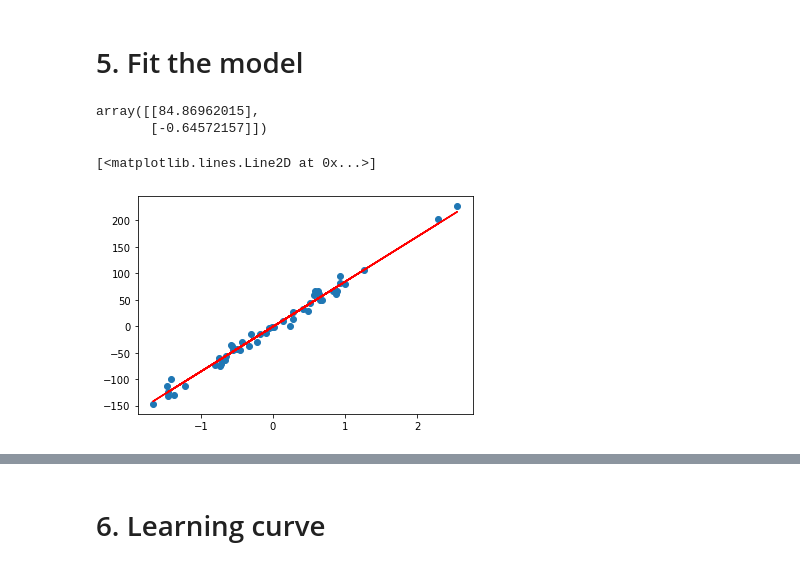
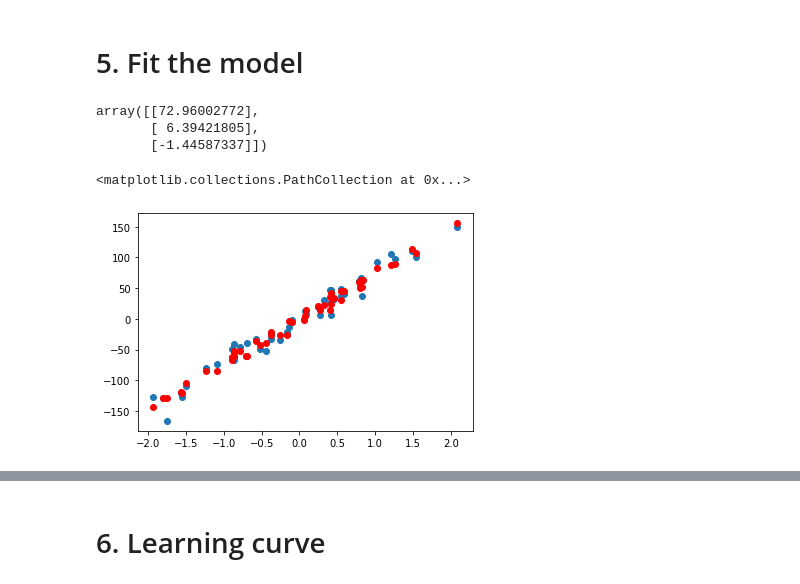
Before and after one commit to Benjamin-Ousmane/Data_Science, a Jupyter notebook: machineLearnia/linearRegression.ipynb, the cells around one changed output, grey strips where cells are left out. Drawn from its saved outputs; the diff is of its cells as text; code cells hidden in the pictures.

```diff
--- a/machineLearnia/linearRegression.ipynb
+++ b/machineLearnia/linearRegression.ipynb
@@ -5,7 +8,7 @@ import matplotlib.pyplot as plt
 # %% [markdown]
  # 1. Dataset
 # %%
-x, y = make_regression(n_samples= 50, n_features=1, noise=10)
-plt.scatter(x,y)
+x, y = make_regression(n_samples= 50, n_features=2, noise=10)
+plt.scatter(x[:,0], y) # first feature
 # %% [output]
 <matplotlib.collections.PathCollection at 0x...>
@@ -20,5 +24,5 @@ print(y.shape)
 # %%
 # matrix x
-X = np.hstack((x,np.ones(x.shape)))
+X = np.hstack((x, np.ones((x.shape[0], 1))))
 X
 # %% [output]
@@ -42,6 +46,6 @@ array([[-0.55070292,  1.        ],
 # %%
 # random initialization of vector theta
-theta = np.random.randn(2,1)
+theta = np.random.randn(3,1)
 print(theta.shape)
 print(theta)
 # %% [output]
@@ -89,13 +101,16 @@ def gradient_descent(X, y, theta, learning_rate, n_it):
 theta_final, cost_hist = gradient_descent(X, y, theta, learning_rate=0.01, n_it=500)
 theta_final
 # %% [output]
-array([[84.86962015],
-       [-0.64572157]])
+array([[72.96002772],
+       [ 6.39421805],
+       [-1.44587337]])
 # %%
 # compare fit model with data
 predictions = model(X, theta_final)
-plt.scatter(x,y)
-plt.plot(x, predictions, c='r')
+
+#view with the 1st feature
+plt.scatter(x[:,0], y)
+plt.scatter(x[:,0], predictions, c='r')
 # %% [output]
-[<matplotlib.lines.Line2D at 0x...>]
+<matplotlib.collections.PathCollection at 0x...>
-[figure, old version]
+[figure, new version]
```
Also changed, not shown: parts of 12 cells of this notebook, 1 other file.
